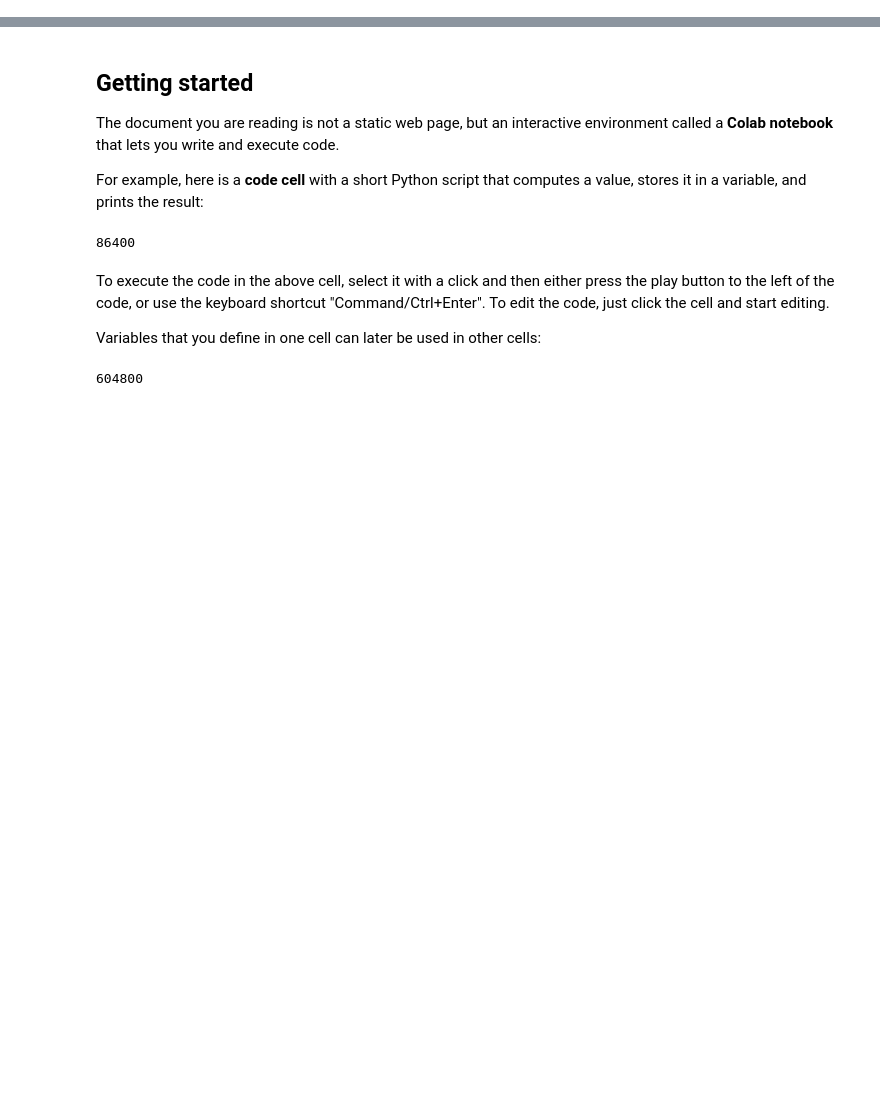
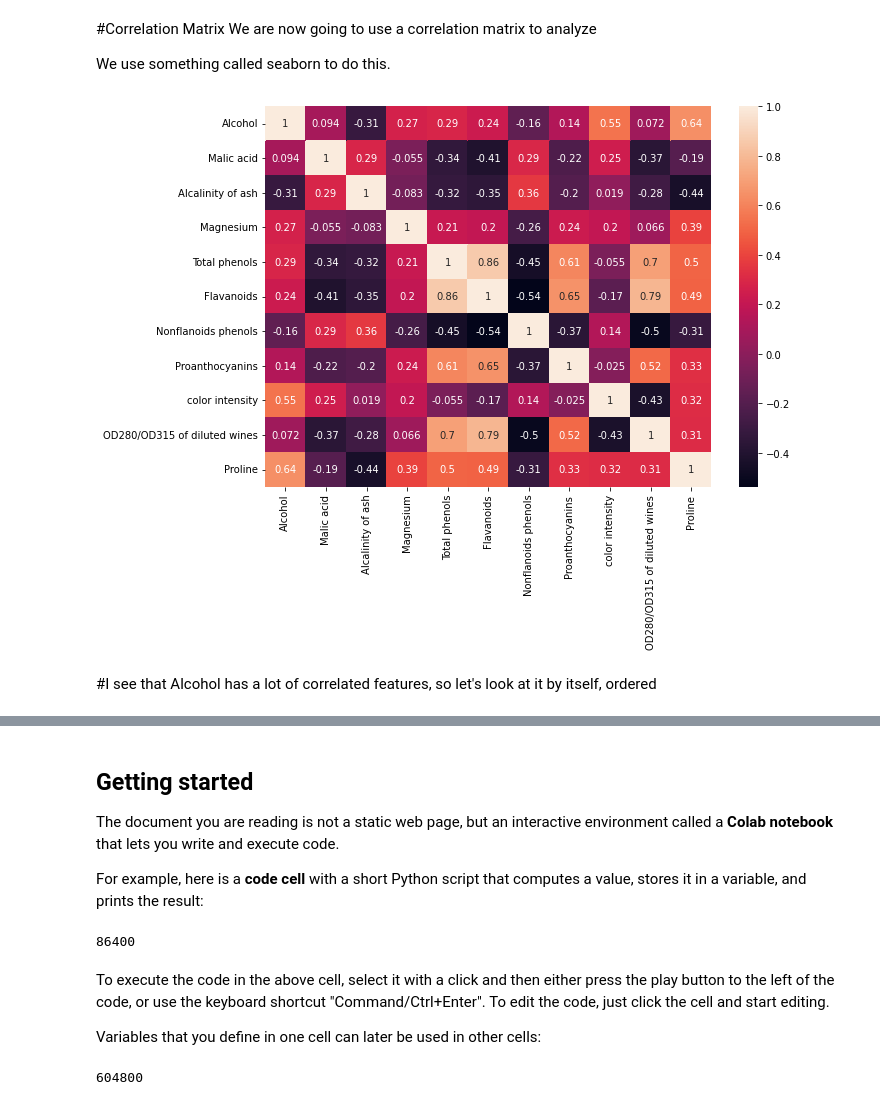
Before and after one commit to MarkeyArnault/Markey, a Jupyter notebook: Welcome_To_Colaboratory.ipynb, the cells around one changed output, grey strips where cells are left out. Saved outputs shown, nothing was run; the diff lists cells and outputs as text; code cells hidden in the pictures; blank space fills up the shorter version.

```diff
--- a/Welcome_To_Colaboratory.ipynb
+++ b/Welcome_To_Colaboratory.ipynb
@@ -133,0 +227,14 @@ The dimensions of the data are:  (153, 20)
+# %% [markdown]
+#Correlation Matrix
+We are now going to use a correlation matrix to analyze
+
+We use something called seaborn to do this.
+# %%
+corrMatrix = df.corr()
+plt.figure(figsize=(10,7))
+sns.heatmap(corrMatrix, annot=True)
+plt.show()
+# %% [output]
+[figure, added]
+# %% [markdown]
+#I see that Alcohol has a lot of correlated features, so let's look at it by itself, ordered
```
Also changed, not shown: parts of 60 cells of this notebook.
